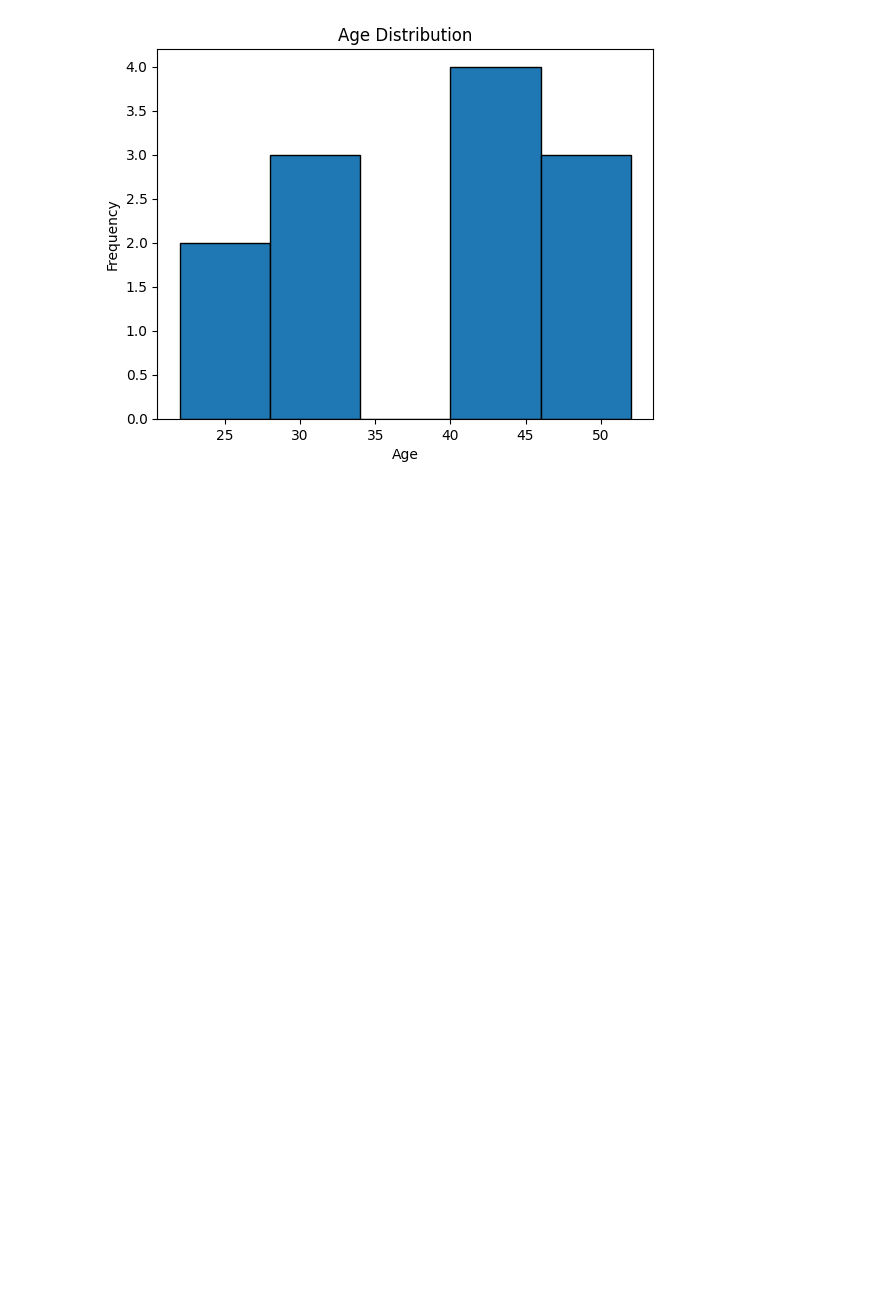
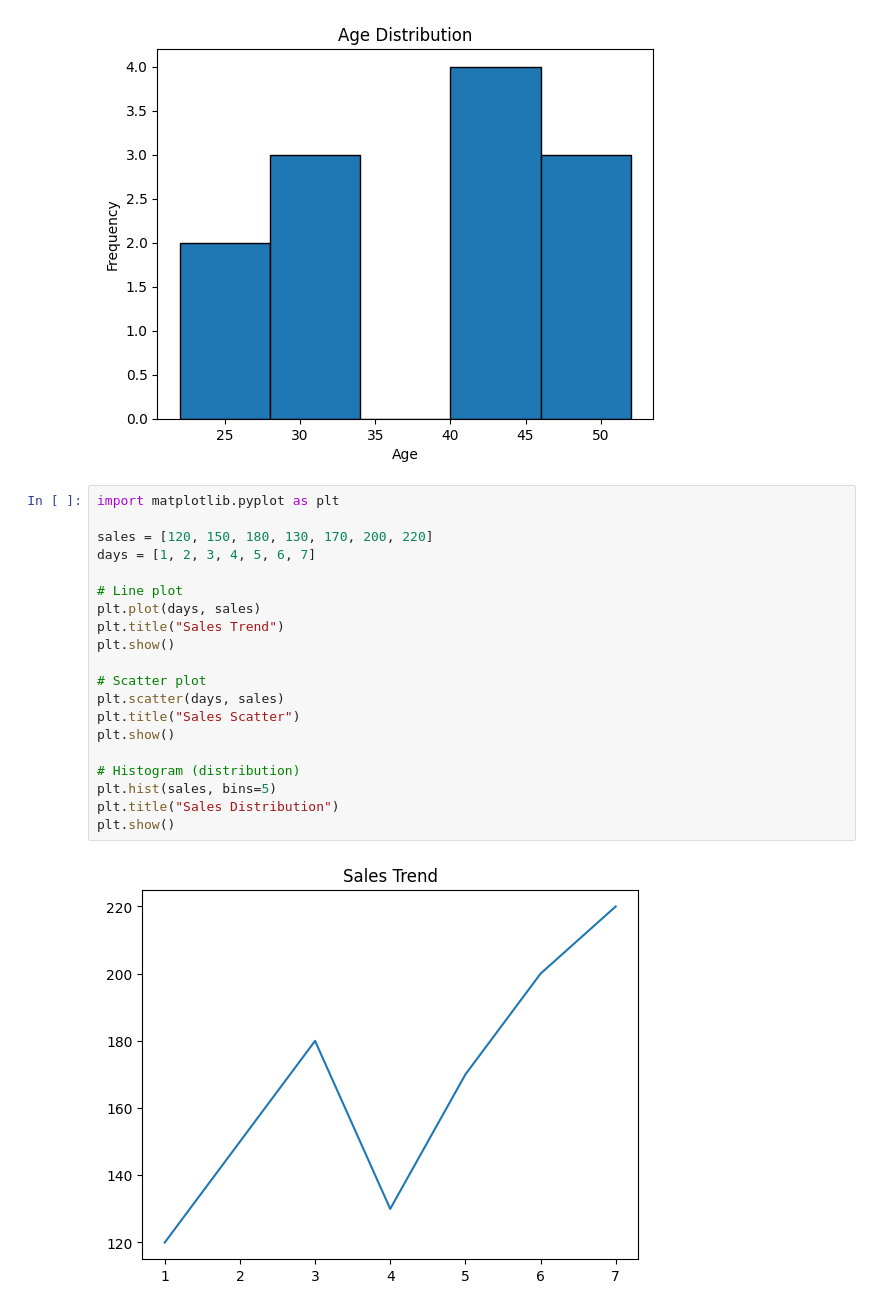
Before and after one commit to StarDust130/ML-101, a Jupyter notebook: Matplotlib/Self-Learn.ipynb, the cells around one changed output. Drawn from its saved outputs; the diff is of its cells as text; blank space fills up the shorter version.

```diff
--- a/Matplotlib/Self-Learn.ipynb
+++ b/Matplotlib/Self-Learn.ipynb
@@ -57,3 +57,25 @@ plt.ylabel('Frequency')
 plt.show()
 # %% [output]
 [figure]
+# %%
+import matplotlib.pyplot as plt
+
+sales = [120, 150, 180, 130, 170, 200, 220]
+days = [1, 2, 3, 4, 5, 6, 7]
+
+# Line plot
+plt.plot(days, sales)
+plt.title("Sales Trend")
+plt.show()
+
+# Scatter plot
+plt.scatter(days, sales)
+plt.title("Sales Scatter")
+plt.show()
+
+# Histogram (distribution)
+plt.hist(sales, bins=5)
+plt.title("Sales Distribution")
+plt.show()
+# %% [output]
+[figure, added]
```
Also changed, not shown: parts of 1 cell of this notebook.
